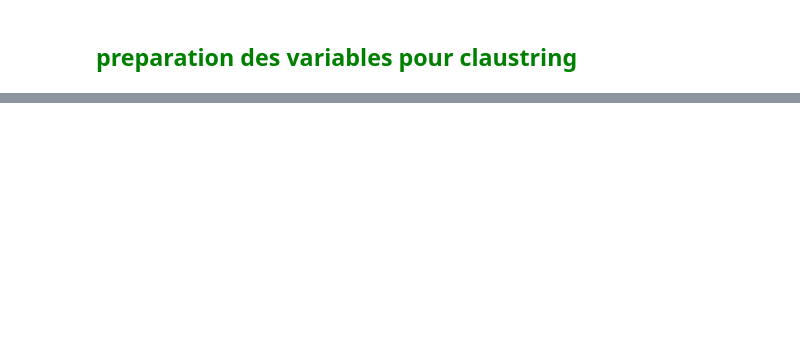
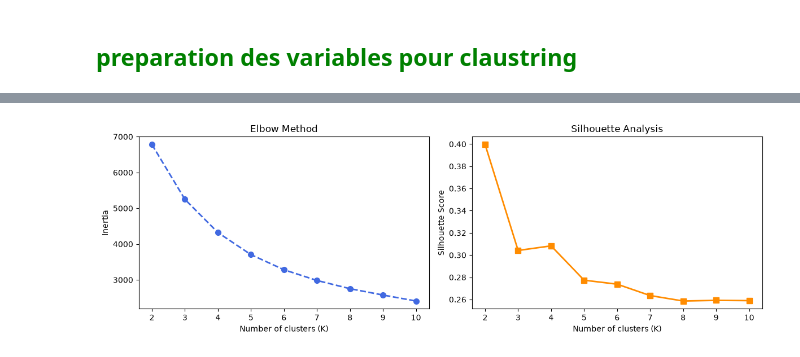
Before and after one commit to zennouh/classification-project, a Jupyter notebook: work.ipynb, the cells around one changed output, grey strips where cells are left out. Drawn from its saved outputs; the diff is of its cells as text; code cells hidden in the pictures; blank space fills up the shorter version.

Commit message:
finish k-mean method

```diff
--- a/work.ipynb
+++ b/work.ipynb
@@ -167,0 +170,12 @@ plt.show()
+# %%
+from sklearn.preprocessing import StandardScaler
+
+features = ["frequence", "recency", "montary"]
+scaler = StandardScaler()
+
+X = scaler.fit_transform(df_clients_rfm[features])
+
+
+df_clients_rfm["recency"]= X[:, 0]
+df_clients_rfm["frequence"] = X[:, 1]
+df_clients_rfm["montary"] = X[:, 2]
@@ -167,0 +184,78 @@ plt.show()
+# %%
+
+from sklearn.cluster import KMeans
+from sklearn.metrics import silhouette_score
+import numpy as np
+import matplotlib.pyplot as plt
+
+
+def kmean():
+    inertias = []
+    sil_scores = []
+
+    # Elbow can use K=1, but Silhouette needs K >= 2
+    ks = range(2, 11)
+
+    for k in ks:
+        k_means = KMeans(
+            n_clusters=k,
+            init="k-means++",
+            random_state=42,
+            n_init=10
+        )
+        # fit(): set the centroids
+        # predict(): predict the cluster label for each point in X
+        labels = k_means.fit_predict(X)
+
+        # Inertia
+        inertias.append(k_means.inertia_)
+
+        # Silhouette Score
+        # check if point existe in right cluster
+        score = silhouette_score(X, labels)
+        sil_scores.append(score)
+
+
+    # Create plots
+    visualize_elbow_silhouette(ks, inertias, sil_scores)
+
+def visualize_elbow_silhouette(ks, inertias, sil_scores):
+        fig, axes = plt.subplots(1, 2, figsize=(12, 4))
+
+        # Elbow
+        axes[0].plot(
+            ks,
+            inertias,
+            color="royalblue",
+            marker="o",
+            linestyle="--",
+            linewidth=2,
+            markersize=7
+        )
+
+        axes[0].set_xlabel("Number of clusters (K)")
+        axes[0].set_ylabel("Inertia")
+        axes[0].set_title("Elbow Method")
+
+        # Silhouette
+        axes[1].plot(
+            ks,
+            sil_scores,
+            color="darkorange",
+            marker="s",
+            linestyle="-",
+            linewidth=2,
+            markersize=7
+        )
+
+        axes[1].set_xlabel("Number of clusters (K)")
+        axes[1].set_ylabel("Silhouette Score")
+        axes[1].set_title("Silhouette Analysis")
+
+        plt.tight_layout()
+        plt.show()
+
+
+kmean()
+# %% [output]
+[figure, added]
```
Also changed, not shown: parts of 24 cells of this notebook.
